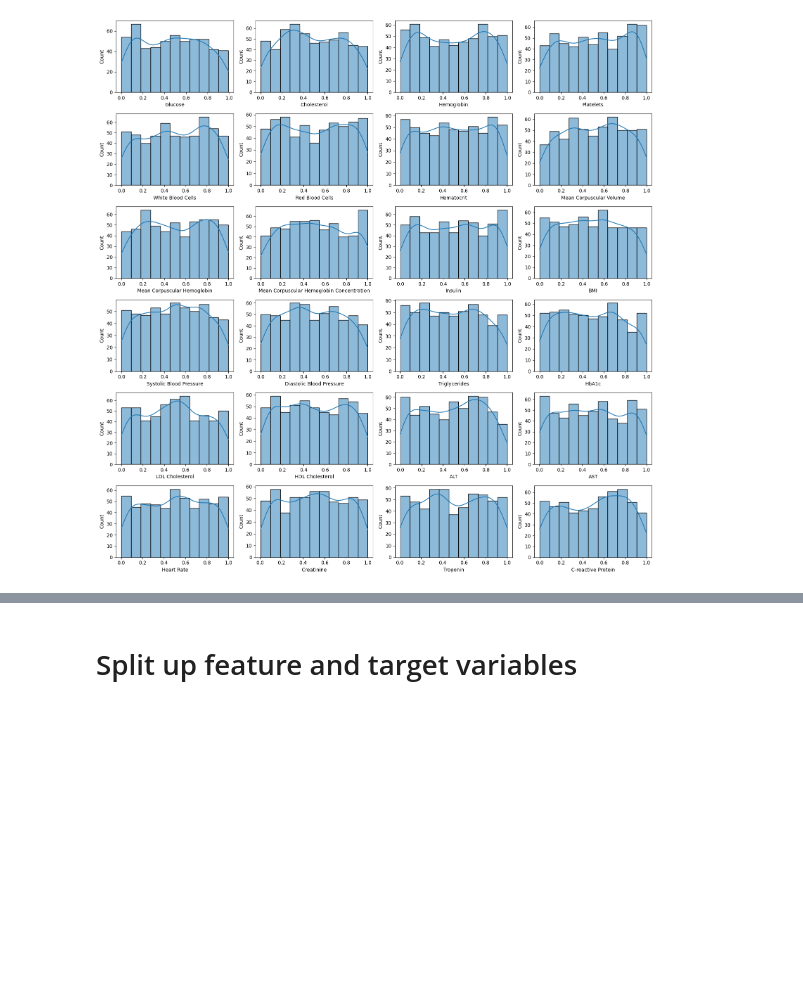
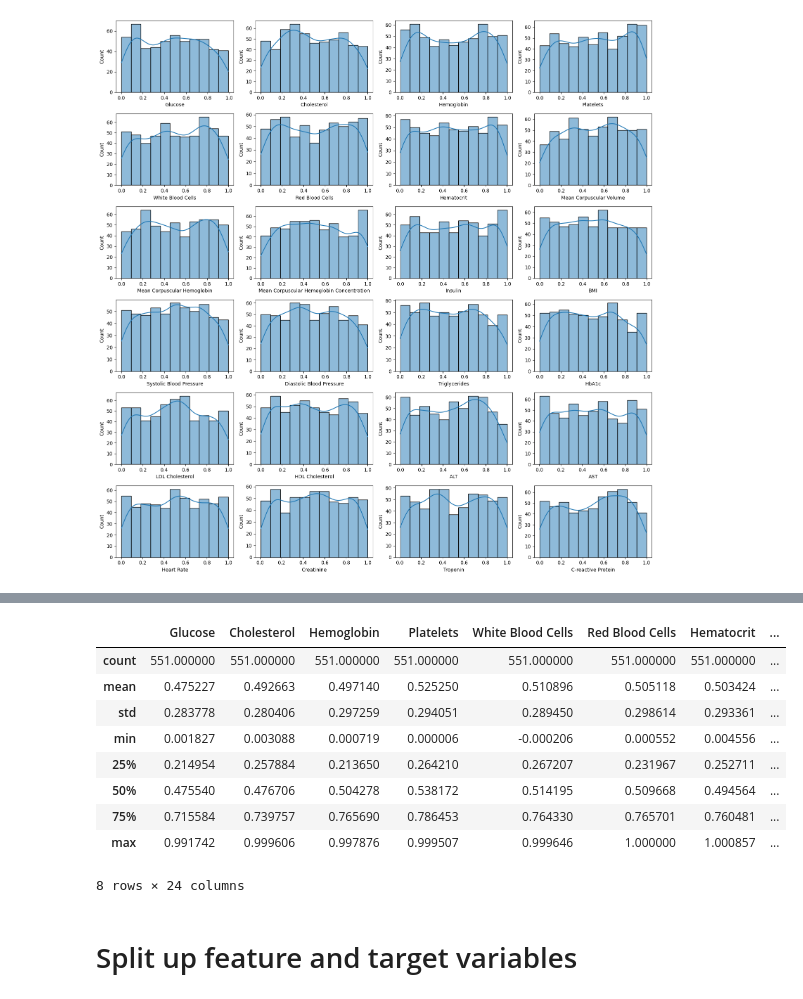
Before and after one commit to MaukanMir/Multi-Disease-Classifier-Part-Two, a Jupyter notebook: training.ipynb, the cells around one changed output, grey strips where cells are left out. Cells and saved outputs as stored; diff of their text form; code cells hidden in the pictures; blank space fills up the shorter version.

```diff
--- a/training.ipynb
+++ b/training.ipynb
@@ -302,3 +316,16 @@ for idx, col in enumerate(continuous_features.columns):
+# %%
+df.describe()
+# %% [output]
+|  | Glucose | Cholesterol | Hemoglobin | Platelets | White Blood Cells | Red Blood Cells | Hematocrit | ... |
+| count | 551.000000 | 551.000000 | 551.000000 | 551.000000 | 551.000000 | 551.000000 | 551.000000 | ... |
+| mean | 0.475227 | 0.492663 | 0.497140 | 0.525250 | 0.510896 | 0.505118 | 0.503424 | ... |
+| std | 0.283778 | 0.280406 | 0.297259 | 0.294051 | 0.289450 | 0.298614 | 0.293361 | ... |
+| min | 0.001827 | 0.003088 | 0.000719 | 0.000006 | -0.000206 | 0.000552 | 0.004556 | ... |
+| 25% | 0.214954 | 0.257884 | 0.213650 | 0.264210 | 0.267207 | 0.231967 | 0.252711 | ... |
+| 50% | 0.475540 | 0.476706 | 0.504278 | 0.538172 | 0.514195 | 0.509668 | 0.494564 | ... |
+| 75% | 0.715584 | 0.739757 | 0.765690 | 0.786453 | 0.764330 | 0.765701 | 0.760481 | ... |
+| max | 0.991742 | 0.999606 | 0.997876 | 0.999507 | 0.999646 | 1.000000 | 1.000857 | ... |
+8 rows × 24 columns
 # %% [markdown]
 # Split up feature and target variables
 # %%
```
Also changed, not shown: parts of 2 cells of this notebook.
